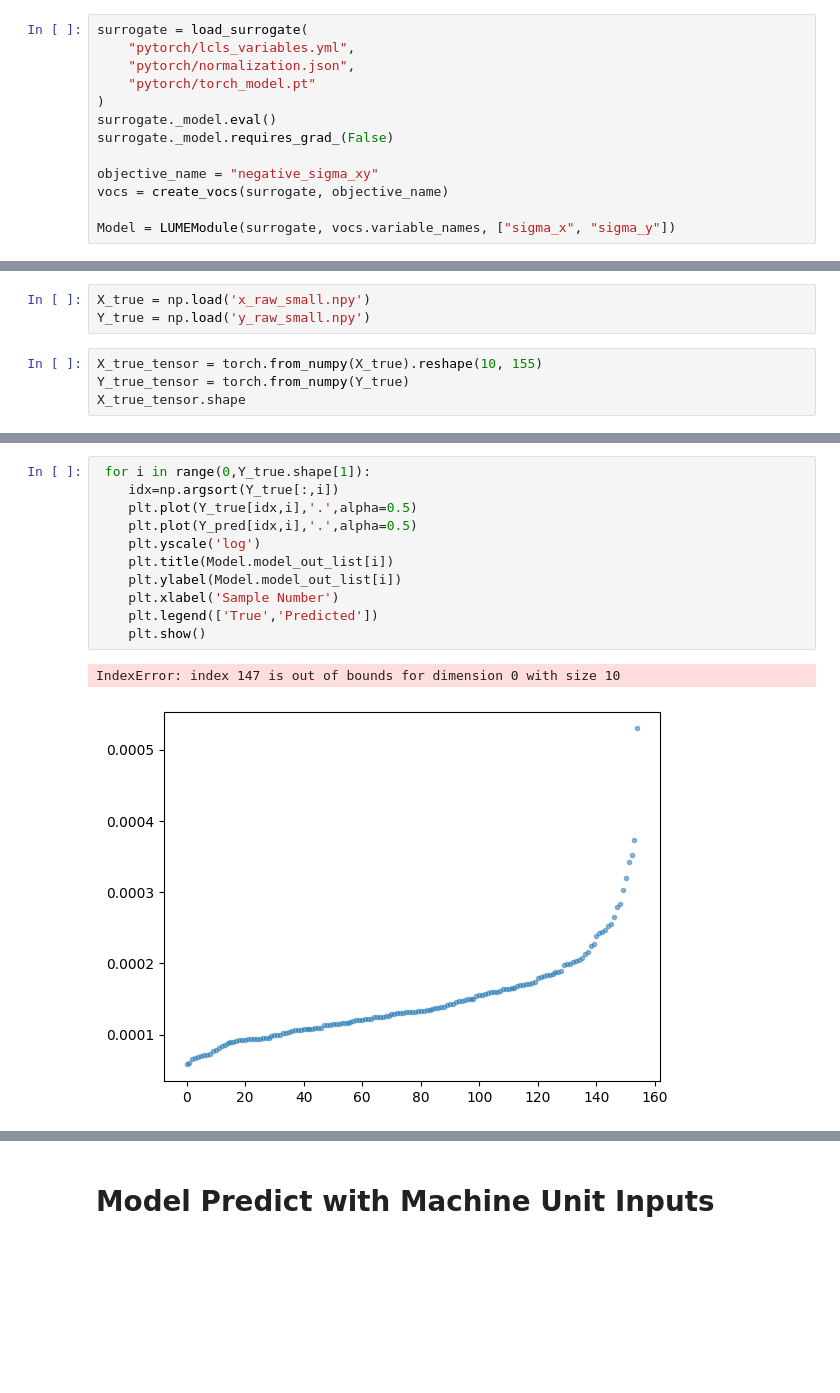
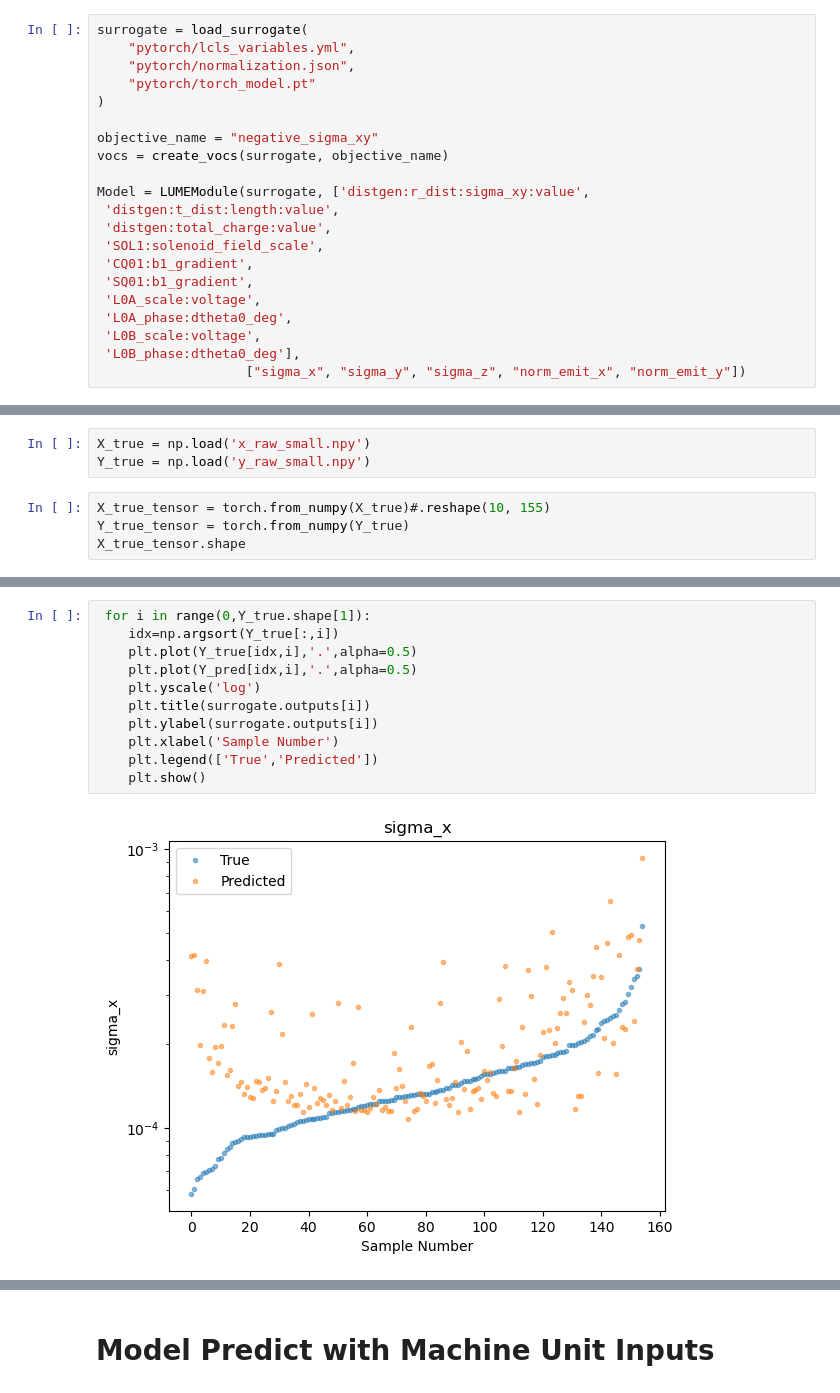
Before and after one commit to singh96aman/lcls_cu_injector_tuning, a Jupyter notebook: models/simple_models/LCLS_Cu_Inj_scalar_beam_size_emit_OTR2_EASY-PYTORCH.ipynb, the cells around one changed output, grey strips where cells are left out. Saved outputs shown, nothing was run; the diff lists cells and outputs as text; blank space fills up the shorter version.

Commit message:
First Draft PyTorch Models

```diff
--- a/models/simple_models/LCLS_Cu_Inj_scalar_beam_size_emit_OTR2_EASY-PYTORCH.ipynb
+++ b/models/simple_models/LCLS_Cu_Inj_scalar_beam_size_emit_OTR2_EASY-PYTORCH.ipynb
@@ -358,13 +384,21 @@ surrogate = load_surrogate(
     "pytorch/normalization.json",
     "pytorch/torch_model.pt"
 )
-surrogate._model.eval()
-surrogate._model.requires_grad_(False)
 
 objective_name = "negative_sigma_xy"
 vocs = create_vocs(surrogate, objective_name)
 
-Model = LUMEModule(surrogate, vocs.variable_names, ["sigma_x", "sigma_y"])
+Model = LUMEModule(surrogate, ['distgen:r_dist:sigma_xy:value',
+ 'distgen:t_dist:length:value',
+ 'distgen:total_charge:value',
+ 'SOL1:solenoid_field_scale',
+ 'CQ01:b1_gradient',
+ 'SQ01:b1_gradient',
+ 'L0A_scale:voltage',
+ 'L0A_phase:dtheta0_deg',
+ 'L0B_scale:voltage',
+ 'L0B_phase:dtheta0_deg'],
+                   ["sigma_x", "sigma_y", "sigma_z", "norm_emit_x", "norm_emit_y"])
 # %% [markdown]
 <a id="predict"></a>
 
@@ -374,7 +408,7 @@ Model = LUMEModule(surrogate, vocs.variable_names, ["sigma_x", "sigma_y"])
 X_true = np.load('x_raw_small.npy')
 Y_true = np.load('y_raw_small.npy')
 # %%
-X_true_tensor = torch.from_numpy(X_true).reshape(10, 155)
+X_true_tensor = torch.from_numpy(X_true)#.reshape(10, 155)
 Y_true_tensor = torch.from_numpy(Y_true)
 X_true_tensor.shape
 # %% [output]
@@ -398,14 +426,13 @@ AttributeError: 'MinMaxScaler' object has no attribute 'clip'
 # %%
  for i in range(0,Y_true.shape[1]):
     idx=np.argsort(Y_true[:,i])
     plt.plot(Y_true[idx,i],'.',alpha=0.5)
     plt.plot(Y_pred[idx,i],'.',alpha=0.5)
     plt.yscale('log')
-    plt.title(Model.model_out_list[i])
-    plt.ylabel(Model.model_out_list[i])
+    plt.title(surrogate.outputs[i])
+    plt.ylabel(surrogate.outputs[i])
     plt.xlabel('Sample Number')
     plt.legend(['True','Predicted'])
     plt.show()
 # %% [output]
-IndexError: index 147 is out of bounds for dimension 0 with size 10
-[figure, old version]
+[figure, new version]
```
Also changed, not shown: parts of 9 cells of this notebook, 2 other files.
